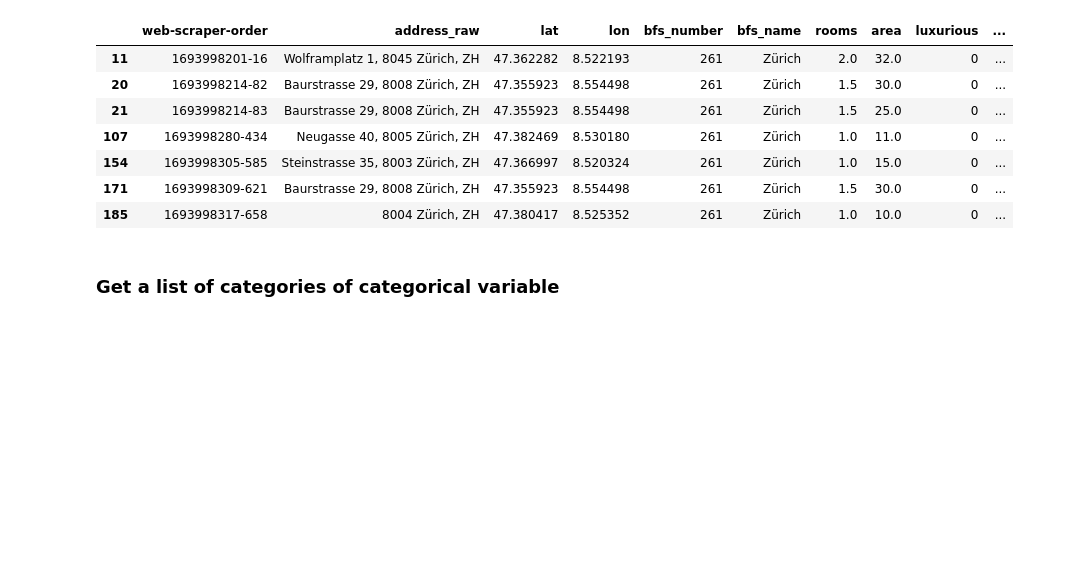
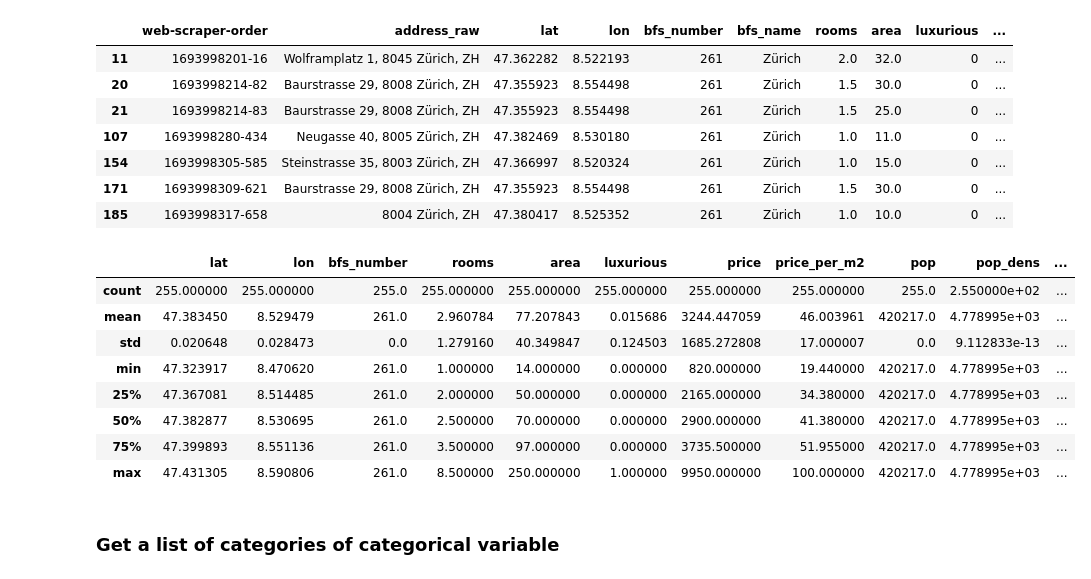
Before and after one commit to YaChiYang17/data_analytics, a Jupyter notebook: Week_04/city_apartment.ipynb, the cells around one changed output. Saved outputs shown, nothing was run; the diff lists cells and outputs as text; code cells hidden in the pictures; blank space fills up the shorter version.

```diff
--- a/Week_04/city_apartment.ipynb
+++ b/Week_04/city_apartment.ipynb
@@ -186,6 +186,18 @@ df[df['price_per_m2'] >= 100]
 # %%
 # Delete outliers
 df = df.loc[(df['price_per_m2'] <= 100)&(df['price_per_m2'] >= 10)]
+# %%
+df.describe()
+# %% [output]
+|  | lat | lon | bfs_number | rooms | area | luxurious | price | price_per_m2 | pop | pop_dens | ... |
+| count | 255.000000 | 255.000000 | 255.0 | 255.000000 | 255.000000 | 255.000000 | 255.000000 | 255.000000 | 255.0 | 2.550000e+02 | ... |
+| mean | 47.383450 | 8.529479 | 261.0 | 2.960784 | 77.207843 | 0.015686 | 3244.447059 | 46.003961 | 420217.0 | 4.778995e+03 | ... |
+| std | 0.020648 | 0.028473 | 0.0 | 1.279160 | 40.349847 | 0.124503 | 1685.272808 | 17.000007 | 0.0 | 9.112833e-13 | ... |
+| min | 47.323917 | 8.470620 | 261.0 | 1.000000 | 14.000000 | 0.000000 | 820.000000 | 19.440000 | 420217.0 | 4.778995e+03 | ... |
+| 25% | 47.367081 | 8.514485 | 261.0 | 2.000000 | 50.000000 | 0.000000 | 2165.000000 | 34.380000 | 420217.0 | 4.778995e+03 | ... |
+| 50% | 47.382877 | 8.530695 | 261.0 | 2.500000 | 70.000000 | 0.000000 | 2900.000000 | 41.380000 | 420217.0 | 4.778995e+03 | ... |
+| 75% | 47.399893 | 8.551136 | 261.0 | 3.500000 | 97.000000 | 0.000000 | 3735.500000 | 51.955000 | 420217.0 | 4.778995e+03 | ... |
+| max | 47.431305 | 8.590806 | 261.0 | 8.500000 | 250.000000 | 1.000000 | 9950.000000 | 100.000000 | 420217.0 | 4.778995e+03 | ... |
 # %% [markdown]
 ### Get a list of categories of categorical variable
 # %%
```
Also changed, not shown: parts of 19 cells of this notebook, 4 other files.
